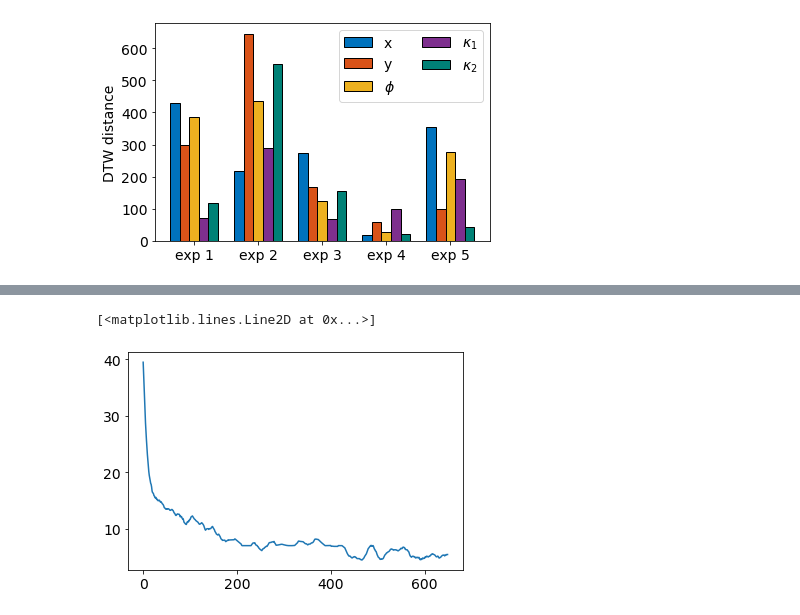
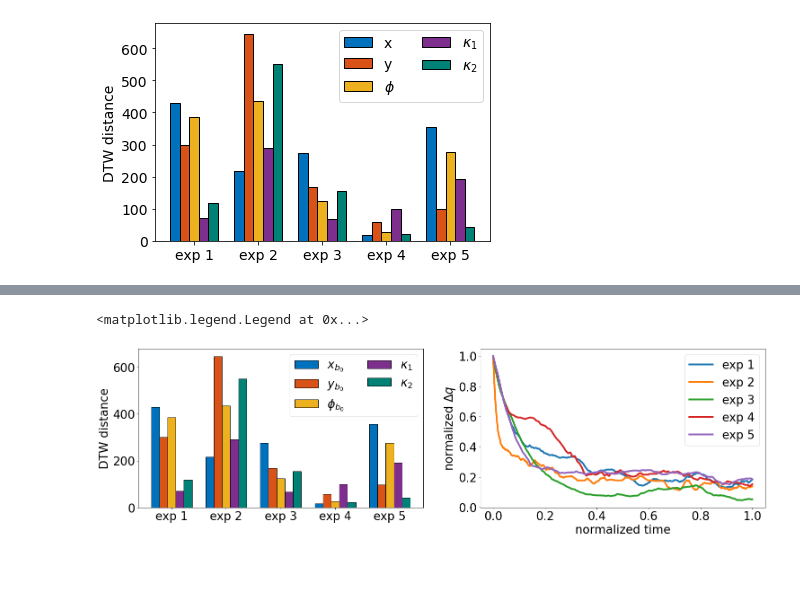
Before and after one commit to Louashka/2sr-agent-control, a Jupyter notebook: Analysis/expAnalysis.ipynb, the cells around one changed output, grey strips where cells are left out. Drawn from its saved outputs; the diff is of its cells as text; code cells hidden in the pictures; blank space fills up the shorter version.

```diff
--- a/Analysis/expAnalysis.ipynb
+++ b/Analysis/expAnalysis.ipynb
@@ -178,6 +183,30 @@ for error in errors:
-# %%
-plt.rcParams['font.size'] = '14'
-plt.plot(errors[1])
-# %% [output]
-[<matplotlib.lines.Line2D at 0x...>]
-[figure, removed]
+# %%
+fig, axs = plt.subplots(nrows=1, ncols=2, figsize=(25, 6.5))
+plt.rcParams['font.size'] = '26'
+
+x = np.arange(len(cols_sim))
+barWidth = 0.15
+bar_labels = [r'$x_{b_{0}}$', r'$y_{b_{0}}$', r'$\phi_{b_{0}}$', r'$\kappa_1$', r'$\kappa_2$']
+bar_colors = ['#0072bd', '#d95319', '#edb120', '#7e2f8e', '#008176']
+x_labels = ['exp 1', 'exp 2', 'exp 3', 'exp 4', 'exp 5']
+
+for (columnName, columnData), bar_label, bar_color in zip(df_dtw.iteritems(), bar_labels, bar_colors):
+    axs[0].bar(x, columnData.values, barWidth, label=bar_label, color = bar_color, edgecolor = "black")
+    x = [i + barWidth for i in x]
+
+axs[0].set_ylabel('DTW distance')
+axs[0].set_xticks([x + 2*barWidth for x in np.arange(len(cols_sim))])
+axs[0].set_xticklabels(x_labels)
+axs[0].legend(ncol=2)
+
+
+for time_seq, error in zip(time_normalized, errors):
+    error = error / max(error)
+    axs[1].plot(time_seq, error, linewidth=4)
+
+axs[1].set_xlabel("normalized time")
+axs[1].set_ylabel("normalized " + r'$\Delta q$')
+axs[1].legend(x_labels)
+# %% [output]
+<matplotlib.legend.Legend at 0x...>
+[figure, added]
```
Also changed, not shown: parts of 8 cells of this notebook, 8 other files.
